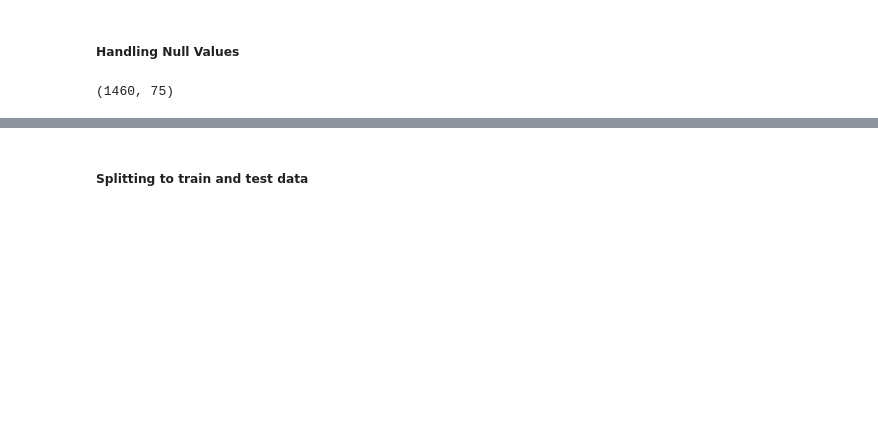
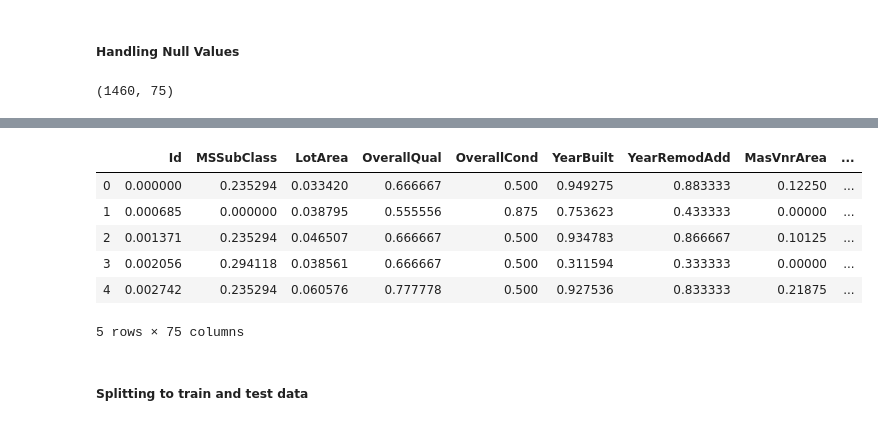
Before and after one commit to terrill11/housing_prices_prediction, a Jupyter notebook: housing_prices_prediction.ipynb, the cells around one changed output, grey strips where cells are left out. Drawn from its saved outputs; the diff is of its cells as text; code cells hidden in the pictures; blank space fills up the shorter version.

```diff
--- a/housing_prices_prediction.ipynb
+++ b/housing_prices_prediction.ipynb
@@ -114,3 +138,21 @@ df2.head(1)
+# %%
+from sklearn.preprocessing import MinMaxScaler
+
+scalar = MinMaxScaler()
+
+df_scaled = scalar.fit_transform(df2[numerical_columns])
+df_scaled = pd.DataFrame(df_scaled, columns=numerical_columns)
+# %%
+df2 = pd.concat([df_scaled, df2[categorical_columns]], axis=1)
+df2.head()
+# %% [output]
+|  | Id | MSSubClass | LotArea | OverallQual | OverallCond | YearBuilt | YearRemodAdd | MasVnrArea | ... |
+| 0 | 0.000000 | 0.235294 | 0.033420 | 0.666667 | 0.500 | 0.949275 | 0.883333 | 0.12250 | ... |
+| 1 | 0.000685 | 0.000000 | 0.038795 | 0.555556 | 0.875 | 0.753623 | 0.433333 | 0.00000 | ... |
+| 2 | 0.001371 | 0.235294 | 0.046507 | 0.666667 | 0.500 | 0.934783 | 0.866667 | 0.10125 | ... |
+| 3 | 0.002056 | 0.294118 | 0.038561 | 0.666667 | 0.500 | 0.311594 | 0.333333 | 0.00000 | ... |
+| 4 | 0.002742 | 0.235294 | 0.060576 | 0.777778 | 0.500 | 0.927536 | 0.833333 | 0.21875 | ... |
+5 rows × 75 columns
 # %% [markdown]
 <h5>Splitting to train and test data</h5>
 # %%
```
Also changed, not shown: parts of 19 cells of this notebook.
